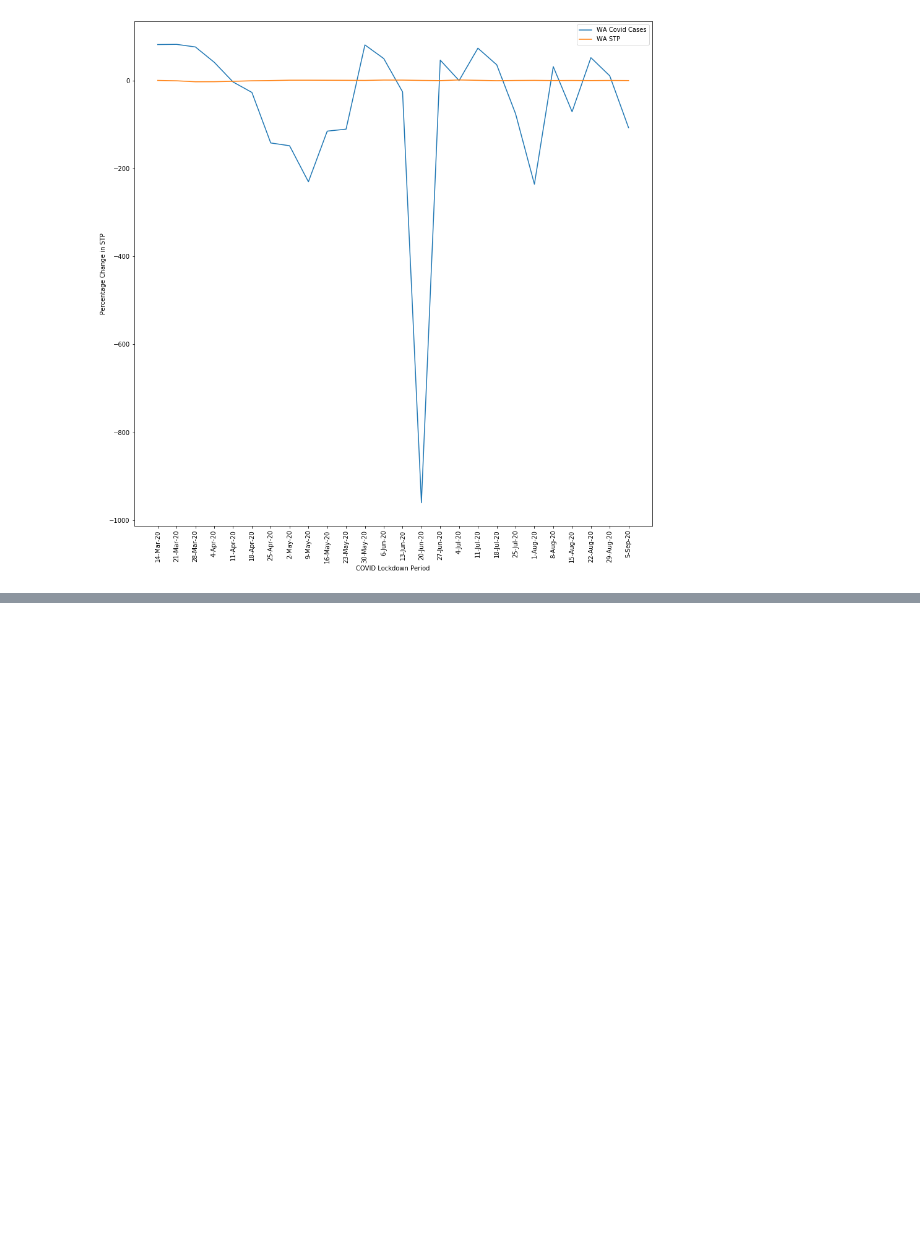
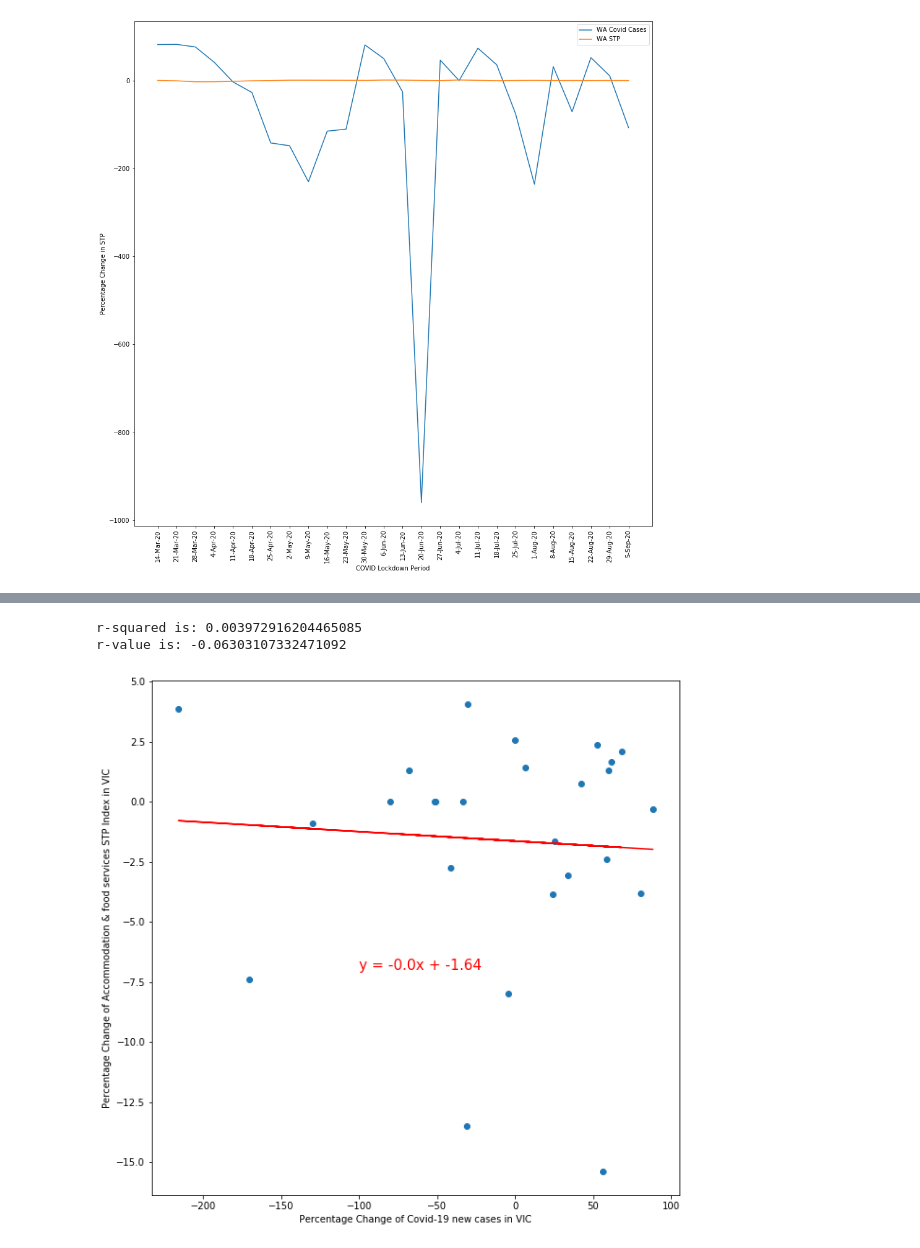
Before and after one commit to ali-beer/covid_payroll_project, a Jupyter notebook: graph_linregress.ipynb, the cells around one changed output, grey strips where cells are left out. Cells and saved outputs as stored; diff of their text form; code cells hidden in the pictures; blank space fills up the shorter version.

```diff
--- a/graph_linregress.ipynb
+++ b/graph_linregress.ipynb
@@ -218,0 +235,19 @@ plt.savefig("vic_percent_change.png")
+# %%
+plt.figure(figsize=((10,10)))
+x_val = vic_covid["percentage"]
+y_val = food_df["diff"]
+(slope, intercept, rvalue, pvalue, stderr) = st.linregress(x_val, y_val)
+regress_values = x_val * slope + intercept
+line_eq = "y = " + str(round(slope,2)) + "x + " + str(round(intercept,2))
+plt.annotate(line_eq,(-100,-7),fontsize=15,color="red")
+plt.xlabel("Percentage Change of Covid-19 new cases in VIC")
+plt.ylabel("Percentage Change of Accommodation & food services STP Index in VIC")
+plt.plot(x_val,regress_values,"r-")
+plt.scatter(vic_covid["percentage"],food_df["diff"])
+plt.savefig("food_vic_new_cases_corr.png")
+print(f"r-squared is: {rvalue**2}")
+print(f"r-value is: {rvalue}")
+# %% [output]
+r-squared is: 0.003972916204465085
+r-value is: -0.06303107332471092
+[figure, added]
```
Also changed, not shown: parts of 8 cells of this notebook, 4 other files.
